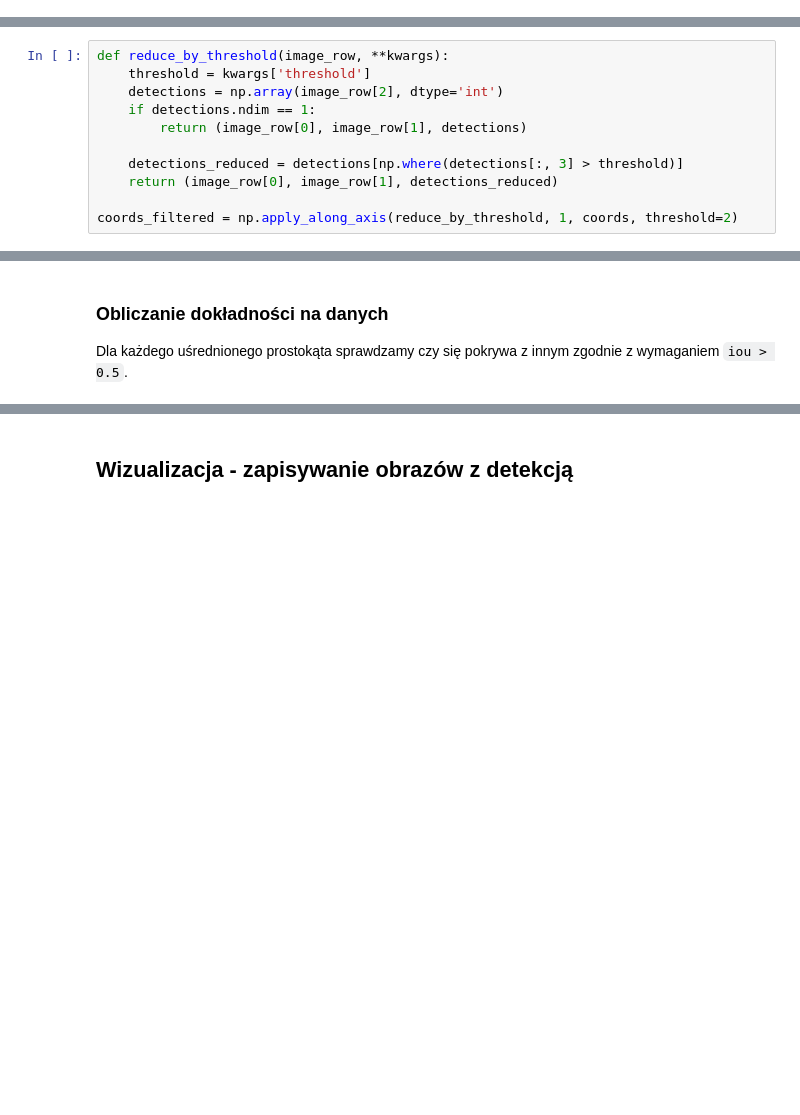
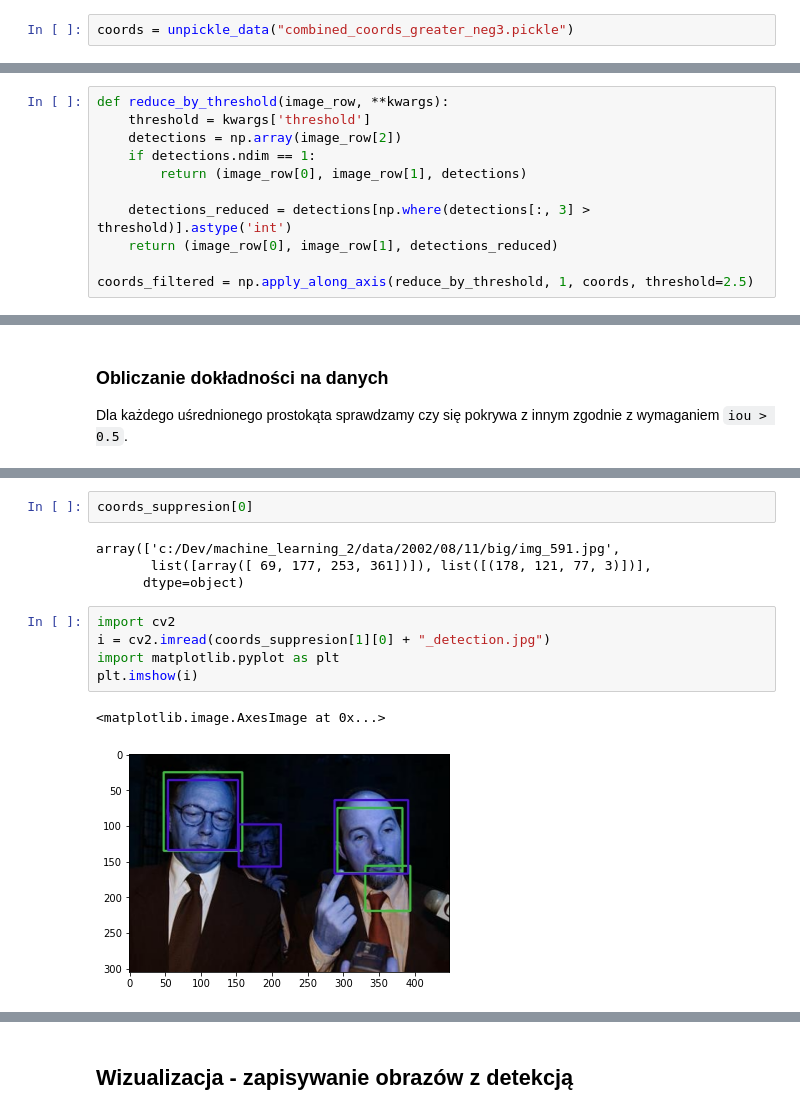
Before and after one commit to karlosos/machine_learning_2, a Jupyter notebook: src/accuracy.ipynb, the cells around one changed output, grey strips where cells are left out. Drawn from its saved outputs; the diff is of its cells as text; blank space fills up the shorter version.

Commit message:
:alembic: batch images experiments

```diff
--- a/src/accuracy.ipynb
+++ b/src/accuracy.ipynb
@@ -13,3 +7,5 @@ coords = fddb_data("c:/Dev/machine_learning_2/data/", show_images=False, verbose
+# %%
+coords = unpickle_data("combined_coords_greater_neg3.pickle")
 # %%
 import numpy as np
 coords = np.array(coords, dtype=object)
@@ -74,14 +71,14 @@ Wykryte prostokąty należy najpierw sprogować, czyli przefiltrować po danym p
 # %%
 def reduce_by_threshold(image_row, **kwargs):
     threshold = kwargs['threshold']
-    detections = np.array(image_row[2], dtype='int')
+    detections = np.array(image_row[2])
     if detections.ndim == 1:
         return (image_row[0], image_row[1], detections)
 
-    detections_reduced = detections[np.where(detections[:, 3] > threshold)]
+    detections_reduced = detections[np.where(detections[:, 3] > threshold)].astype('int')
     return (image_row[0], image_row[1], detections_reduced)
 
-coords_filtered = np.apply_along_axis(reduce_by_threshold, 1, coords, threshold=2)
+coords_filtered = np.apply_along_axis(reduce_by_threshold, 1, coords, threshold=2.5)
 # %% [markdown]
 #### Uśrednianie
 
@@ -120,0 +145,14 @@ Dla każdego uśrednionego prostokąta sprawdzamy czy się pokrywa z innym zgodn
+# %%
+coords_suppresion[0]
+# %% [output]
+array(['c:/Dev/machine_learning_2/data/2002/08/11/big/img_591.jpg',
+       list([array([ 69, 177, 253, 361])]), list([(178, 121, 77, 3)])],
+      dtype=object)
+# %%
+import cv2
+i = cv2.imread(coords_suppresion[1][0] + "_detection.jpg")
+import matplotlib.pyplot as plt
+plt.imshow(i)
+# %% [output]
+<matplotlib.image.AxesImage at 0x...>
+[figure, added]
```
Also changed, not shown: parts of 20 cells of this notebook, 4 other files.
